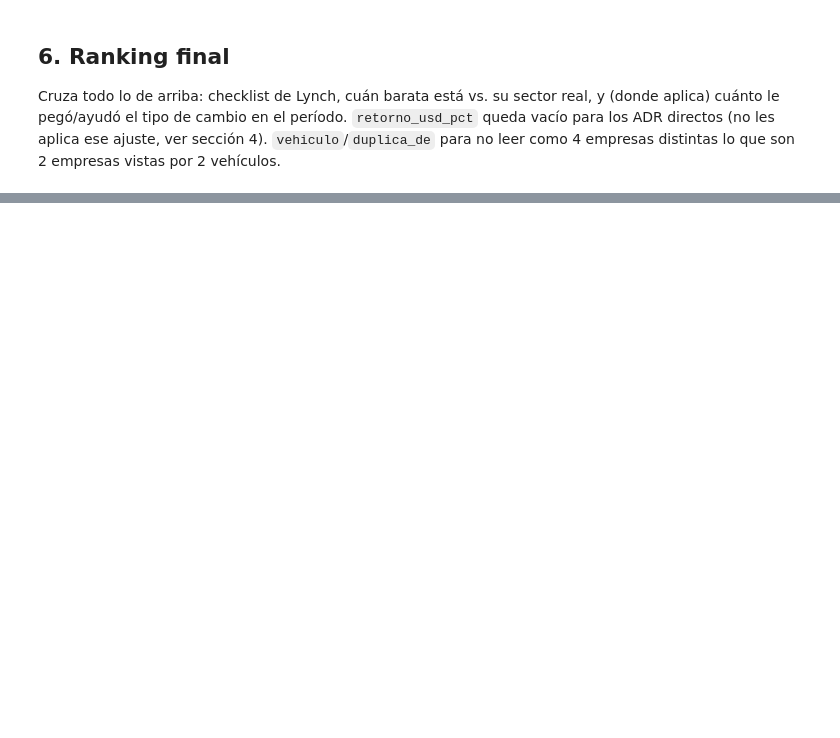
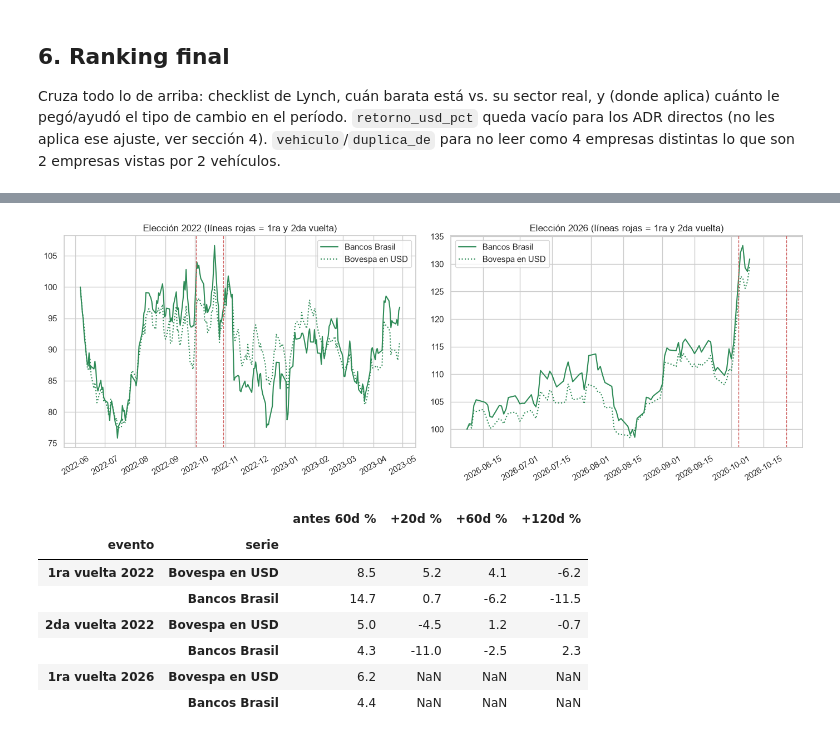
Before and after one commit to esfer98/cedears-data-pipeline, a Jupyter notebook: notebooks/eda_brasil.ipynb, the cells around one changed output, grey strips where cells are left out. Cells and saved outputs as stored; diff of their text form; code cells hidden in the pictures; blank space fills up the shorter version.

```diff
--- a/notebooks/eda_brasil.ipynb
+++ b/notebooks/eda_brasil.ipynb
@@ -333,0 +522,52 @@ ranking
+# %%
+ELECCIONES_BR = {
+    "1ra vuelta 2022": "2022-10-02", "2da vuelta 2022": "2022-10-30",
+    "1ra vuelta 2026": "2026-10-04", "2da vuelta 2026 (prevista)": "2026-10-25",
+}
+
+
+def ventana_evento(s: pd.Series, fecha: str, antes: int = 60, despues=(20, 60, 120)) -> dict:
+    i = s.index.searchsorted(pd.Timestamp(fecha))  # primer dia habil en o despues de la fecha
+    if i >= len(s) or i - 1 - antes < 0:
+        return {}
+    base = s.iloc[i - 1]
+    fila = {f"antes {antes}d %": (base / s.iloc[i - 1 - antes] - 1) * 100}
+    for d in despues:
+        fila[f"+{d}d %"] = (s.iloc[i - 1 + d] / base - 1) * 100 if i - 1 + d < len(s) else None
+    return fila
+
+
+filas_ev = []
+for evento, fecha in ELECCIONES_BR.items():
+    for nombre in ["Bovespa en USD", "Bancos Brasil"]:
+        fila = ventana_evento(series_latam[nombre], fecha)
+        if fila:
+            filas_ev.append({"evento": evento, "serie": nombre, **fila})
+eventos_br = pd.DataFrame(filas_ev).set_index(["evento", "serie"]).round(1)
+
+fig, axes = plt.subplots(1, 2, figsize=(14, 5))
+for ax, (anio, vueltas) in zip(axes, {2022: ["2022-10-02", "2022-10-30"], 2026: ["2026-10-04", "2026-10-25"]}.items()):
+    tramo = series_latam.loc[pd.Timestamp(vueltas[0]) - pd.Timedelta(days=120): pd.Timestamp(vueltas[1]) + pd.Timedelta(days=180),
+                             ["Bancos Brasil", "Bovespa en USD"]]
+    tramo = tramo / tramo.iloc[0] * 100
+    ax.plot(tramo.index, tramo["Bancos Brasil"], color="seagreen", label="Bancos Brasil")
+    ax.plot(tramo.index, tramo["Bovespa en USD"], color="seagreen", linestyle=":", label="Bovespa en USD")
+    for v in vueltas:
+        ax.axvline(pd.Timestamp(v), color="indianred", linestyle="--", linewidth=1)
+    ax.set_title(f"Elección {anio} (líneas rojas = 1ra y 2da vuelta)")
+    ax.tick_params(axis="x", rotation=30)
+    ax.legend()
+plt.tight_layout()
+plt.show()
+
+eventos_br
+# %% [output]
+[figure, added]
+|  |  | antes 60d % | +20d % | +60d % | +120d % |
+| evento | serie |  |  |  |  |
+| 1ra vuelta 2022 | Bovespa en USD | 8.5 | 5.2 | 4.1 | -6.2 |
+|  | Bancos Brasil | 14.7 | 0.7 | -6.2 | -11.5 |
+| 2da vuelta 2022 | Bovespa en USD | 5.0 | -4.5 | 1.2 | -0.7 |
+|  | Bancos Brasil | 4.3 | -11.0 | -2.5 | 2.3 |
+| 1ra vuelta 2026 | Bovespa en USD | 6.2 | NaN | NaN | NaN |
+|  | Bancos Brasil | 4.4 | NaN | NaN | NaN |
```
Also changed, not shown: parts of 13 cells of this notebook, 2 other files.
